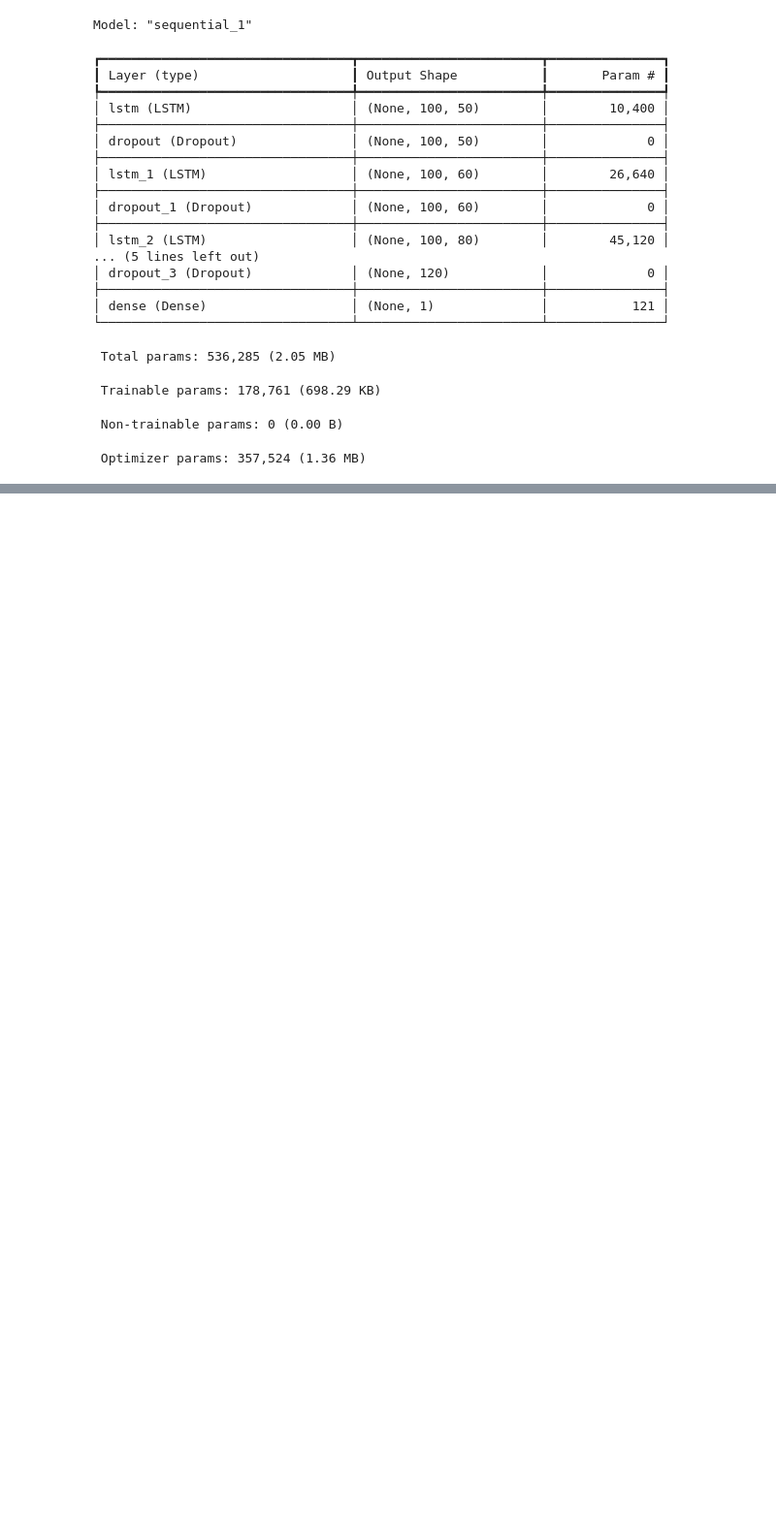
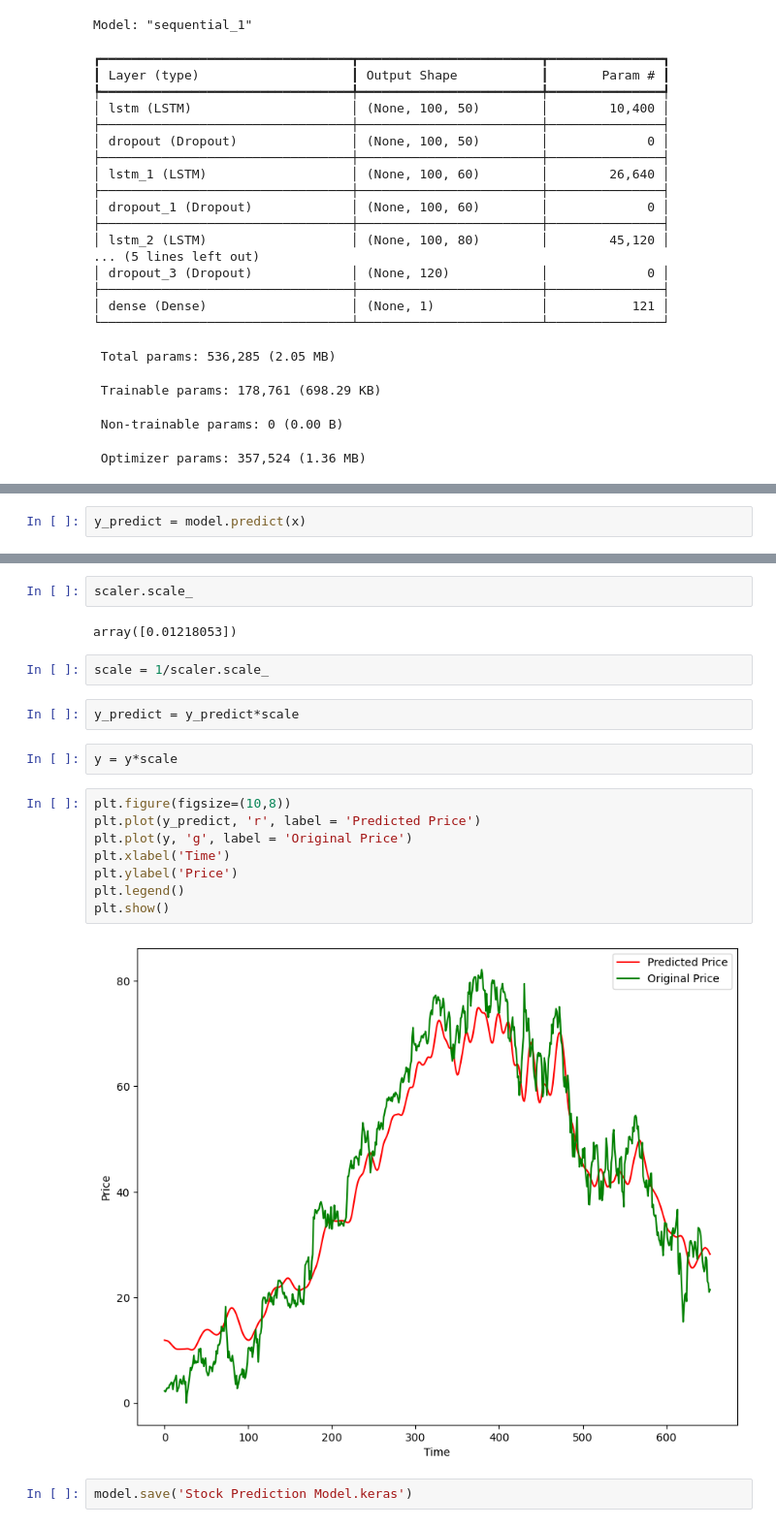
Before and after one commit to harsh-pratapsingh24/STOCKS-PREDICTION-MODEL, a Jupyter notebook: STOCK PREDICTION MODEL.ipynb, the cells around one changed output, grey strips where cells are left out. Shown: that part at 97% size. Saved outputs shown, nothing was run; the diff lists cells and outputs as text; blank space fills up the shorter version.

Commit message:
Completed the stock prediction model

```diff
--- a/STOCK PREDICTION MODEL.ipynb
+++ b/STOCK PREDICTION MODEL.ipynb
@@ -207,0 +222,2 @@ Model: "sequential_1"
+# %%
+y_predict = model.predict(x)
@@ -207,0 +246,22 @@ Model: "sequential_1"
+# %%
+scaler.scale_
+# %% [output]
+array([0.01218053])
+# %%
+scale = 1/scaler.scale_
+# %%
+y_predict = y_predict*scale
+# %%
+y = y*scale
+# %%
+plt.figure(figsize=(10,8))
+plt.plot(y_predict, 'r', label = 'Predicted Price')
+plt.plot(y, 'g', label = 'Original Price')
+plt.xlabel('Time')
+plt.ylabel('Price')
+plt.legend()
+plt.show()
+# %% [output]
+[figure, added]
+# %%
+model.save('Stock Prediction Model.keras')
```
Also changed, not shown: parts of 6 cells of this notebook, 1 other file.
